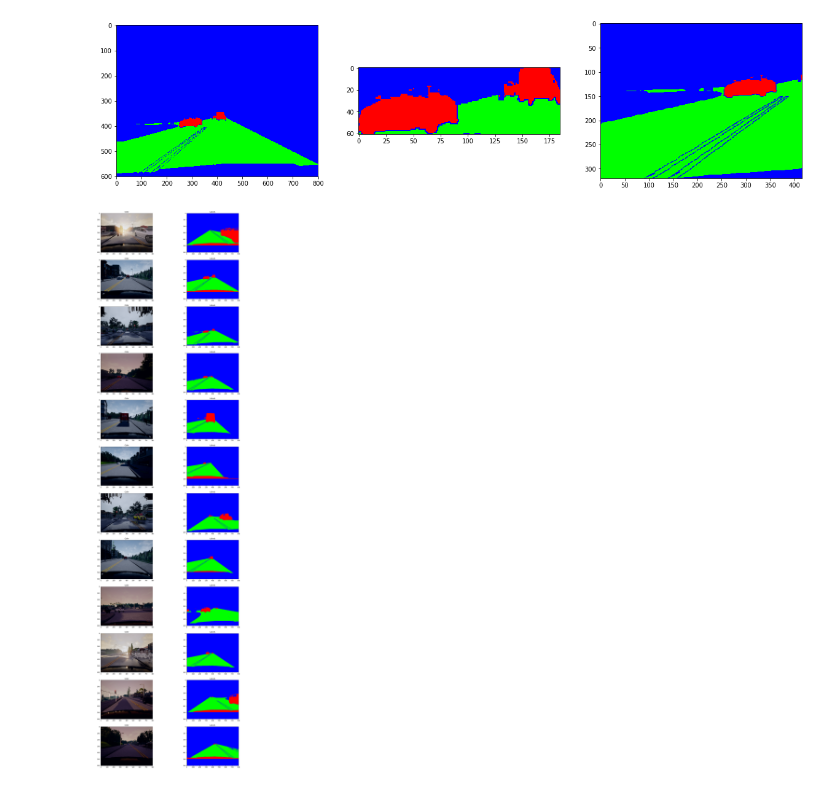
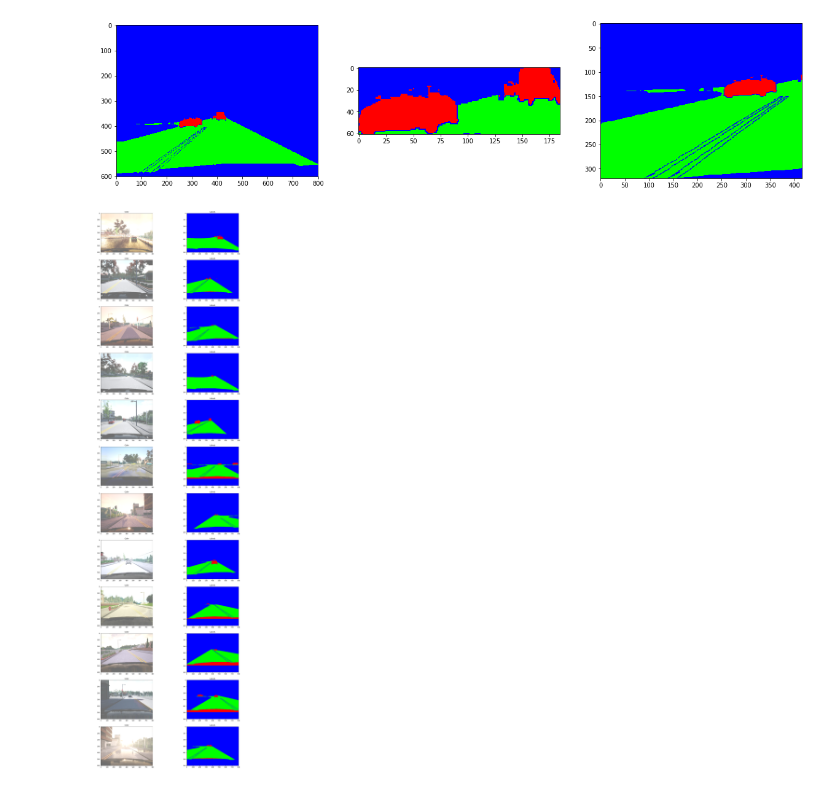
Before and after one commit to iamfaisalkhan/udacity-lyft-challenge, a Jupyter notebook: notebooks/exploratory_analysis/data_exploration_1.ipynb, the cells around one changed output. Saved outputs shown, nothing was run; the diff lists cells and outputs as text; code cells hidden in the pictures.

Commit message:
New data generator for more control over image augmentation

```diff
--- a/notebooks/exploratory_analysis/data_exploration_1.ipynb
+++ b/notebooks/exploratory_analysis/data_exploration_1.ipynb
@@ -17,7 +20,7 @@ import cv2
 from gen.load_data import load_data
 from gen.generators import preprocess_label
 # %%
-train_df, valid_df, test_df = load_data('../data')
+train_df, valid_df, test_df = load_data('../../data')
 # %%
 train_df.head()
 # %% [output]
@@ -66,5 +71,5 @@ for (ax1, ax2, ax3), (_, c_row) in zip(m_axs, train_df.sample(sample_rows).iterr
 # %%
-from gen.generators import gen_func, preprocess_label
+from gen.generators import gen_func, preprocess_label, preprocess_multi_label
 from keras.preprocessing.image import ImageDataGenerator
 from keras.applications.vgg16 import VGG16, preprocess_input
 
@@ -79,11 +84,11 @@ img_gen_args = dict(samplewise_center=False,
                               fill_mode = 'nearest',
                               zoom_range = 0.05)
 
-rgb_gen = ImageDataGenerator(preprocessing_function=preprocess_input, **img_gen_args)
-lab_gen = ImageDataGenerator(preprocessing_function = preprocess_label, **img_gen_args)
+rgb_gen = ImageDataGenerator(**img_gen_args)
+lab_gen = ImageDataGenerator(preprocessing_function = preprocess_multi_label, **img_gen_args)
 
 rgb_gen2 = ImageDataGenerator(preprocessing_function=preprocess_input)
-lab_gen2 = ImageDataGenerator(preprocessing_function = preprocess_label)
+lab_gen2 = ImageDataGenerator(preprocessing_function = preprocess_multi_label)
 
 train_and_lab_gen = gen_func(train_df, rgb_gen, lab_gen, image_size=(600, 800), target_size=(600, 800), batch_size = 32)
 valid_and_lab_gen = gen_func(valid_df, rgb_gen2, lab_gen2, image_size=(600, 800), target_size=(480, 480), batch_size = 32)
@@ -136,18 +142,18 @@ plt.imshow(patch2)
 # %%
 (rgb_batch, lab_batch) = next(train_and_lab_gen)
 
 sample_rows = 12
 fig, m_axs = plt.subplots(sample_rows, 2, figsize = (20, 6*sample_rows))
 # [c_ax.axis('off') for c_ax in m_axs.flatten()]
 for (ax1, ax2), rgb_img, lab_img in zip(m_axs, rgb_batch, lab_batch):
     # undoing the vgg correction is tedious
     r_rgb_img = np.clip(rgb_img+110, 0, 255).astype(np.uint8)
-    ax1.imshow(cv2.cvtColor(r_rgb_img, cv2.COLOR_BGR2RGB))
+    ax1.imshow(r_rgb_img)
     ax1.set_title('Color')
     ax2.imshow(lab_img)
     ax2.set_title('Labels')
 # %% [output]
-[figure, old version]
+[figure, new version]
 # %%
 (rgb_batch, lab_batch) = next(valid_and_lab_gen)
 
```
Also changed, not shown: parts of 6 cells of this notebook, 14 other files.
